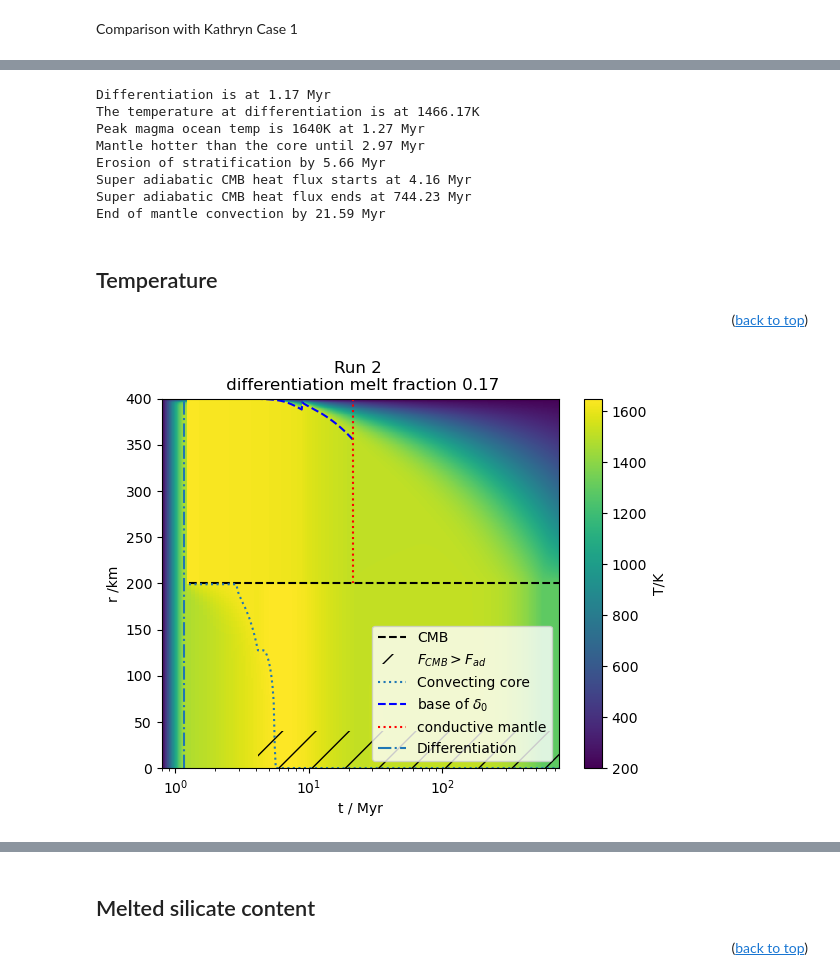
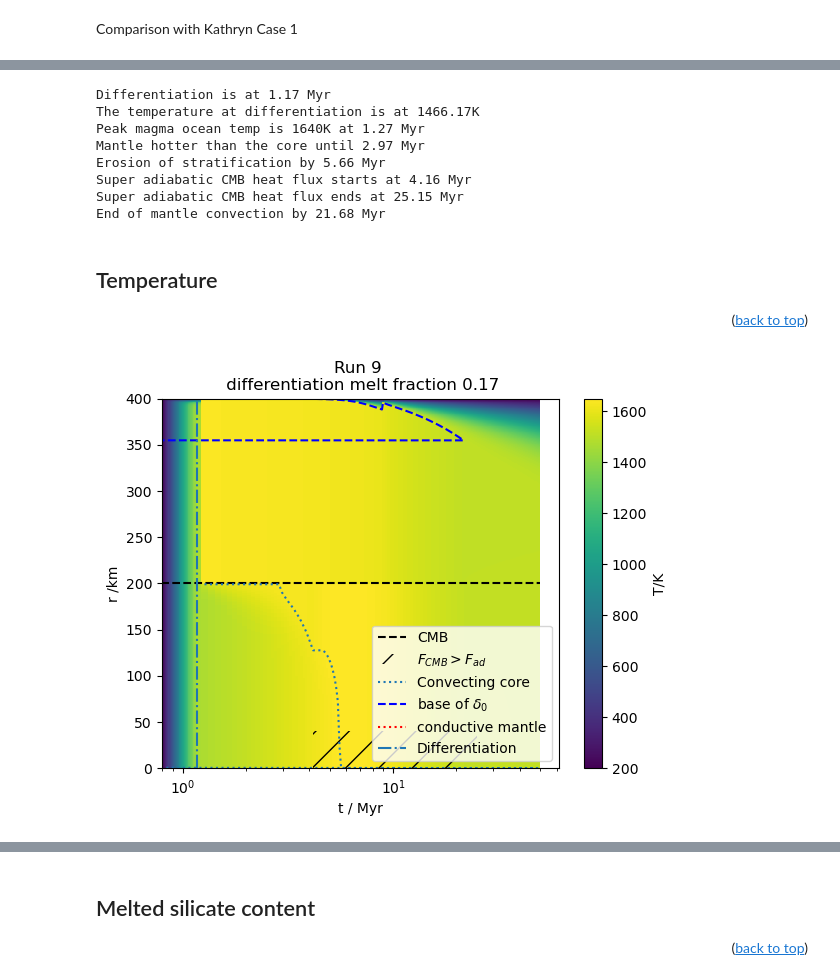
Before and after one commit to Hannah-RS/planetesimal-magnetic-history, a Jupyter notebook: Version4/plot_combined.ipynb, the cells around one changed output, grey strips where cells are left out. Saved outputs shown, nothing was run; the diff lists cells and outputs as text; code cells hidden in the pictures.

```diff
--- a/Version4/plot_combined.ipynb
+++ b/Version4/plot_combined.ipynb
@@ -26,8 +26,8 @@ from parameters import Myr, Tms, Tml, Xs_0 #need to change so import from save f
 # %% [markdown]
 Choose run and whether you want to save figure
 # %%
-run=2
-save = False # do you want to save your figures?
+run=9
+save = True # do you want to save your figures?
 conduction = True #does the mantle switch to conduction
 # %% [markdown]
 Load npz files for differentiation
@@ -138,8 +138,8 @@ Peak magma ocean temp is 1640K at 1.27 Myr
 Mantle hotter than the core until 2.97 Myr
 Erosion of stratification by 5.66 Myr
 Super adiabatic CMB heat flux starts at 4.16 Myr
-Super adiabatic CMB heat flux ends at 744.23 Myr
-End of mantle convection by 21.59 Myr
+Super adiabatic CMB heat flux ends at 25.15 Myr
+End of mantle convection by 21.68 Myr
 # %% [markdown]
 ## Temperature <a class="anchor" id="temp"></a>
 <p align="right">(<a href="#top">back to top</a>)</p>
@@ -154,27 +154,27 @@ for ind in min_unstable:
 rc = r/2
 # %%
 plt.figure()
-plt.pcolormesh(t_plot_all,rplot,Tall,shading = 'nearest') # use same vmin and vmax as other plots to make them comparable
+plt.pcolormesh(t_plot_all[:-2],rplot,Tall[:,:-2],shading = 'nearest') # use same vmin and vmax as other plots to make them comparable
 plt.hlines(rc/1e3,min(t/Myr),max(tall/Myr),linestyle='--',color='black',label='CMB')
 plt.fill_betweenx([0,rc/5e3],t[np.where(Fcmb>Fad)[0]][0]/Myr,t[np.where(Fcmb>Fad)[0]][-1]/Myr,alpha=0,hatch='/',label='$F_{CMB}>F_{ad}$')
 plt.plot(t/Myr,r_unstable,linestyle='dotted',label='Convecting core')
 if conduction == True:
     plt.plot(t[t/Myr<=cond_t]/Myr,(r-d0[t/Myr<=cond_t])/1e3,linestyle='dashed',label='base of $\delta_0$',color='blue')
     plt.vlines(t[t/Myr<=cond_t][-1]/Myr,r/1e3,rc/1e3,linestyle='dotted',label='conductive mantle',color='red')
 else:
     plt.plot(t/Myr,(r-d0)/1e3,linestyle='dashed',label='base of $\delta_0$',color='blue')
 plt.ylabel('r /km')
 plt.xlabel('t / Myr')
 plt.ylim([0,r/1e3])
 plt.vlines(tdiff[-1]/Myr,0,r/1e3,linestyle='-.',label='Differentiation')
 plt.colorbar(label='T/K')
 plt.title(f'Run {run} \n differentiation melt fraction {(diff_T-1400)/400:.2f}')
 plt.xscale('log')
 plt.legend(loc='lower right')
 if save == True:
     plt.savefig(f'Plots/Tall_run{run}.png')
 # %% [output]
-[figure, old version]
+[figure, new version]
 # %%
 plt.plot(t_plot_t,T_profile[:,50])
 # %% [output]
```
Also changed, not shown: parts of 8 cells of this notebook, 3 other files.
